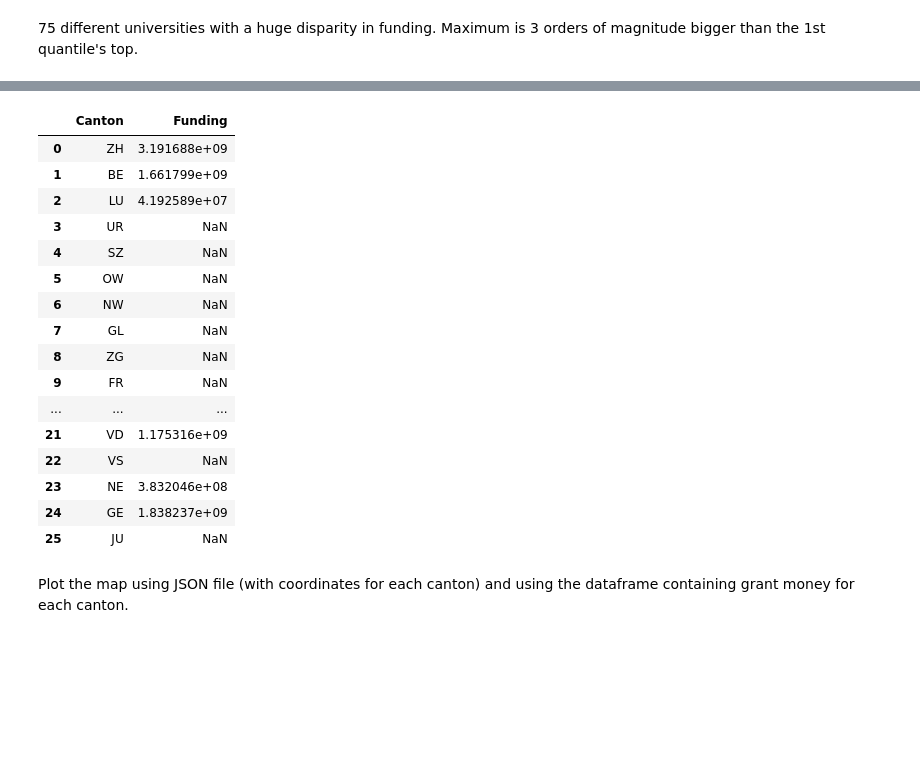
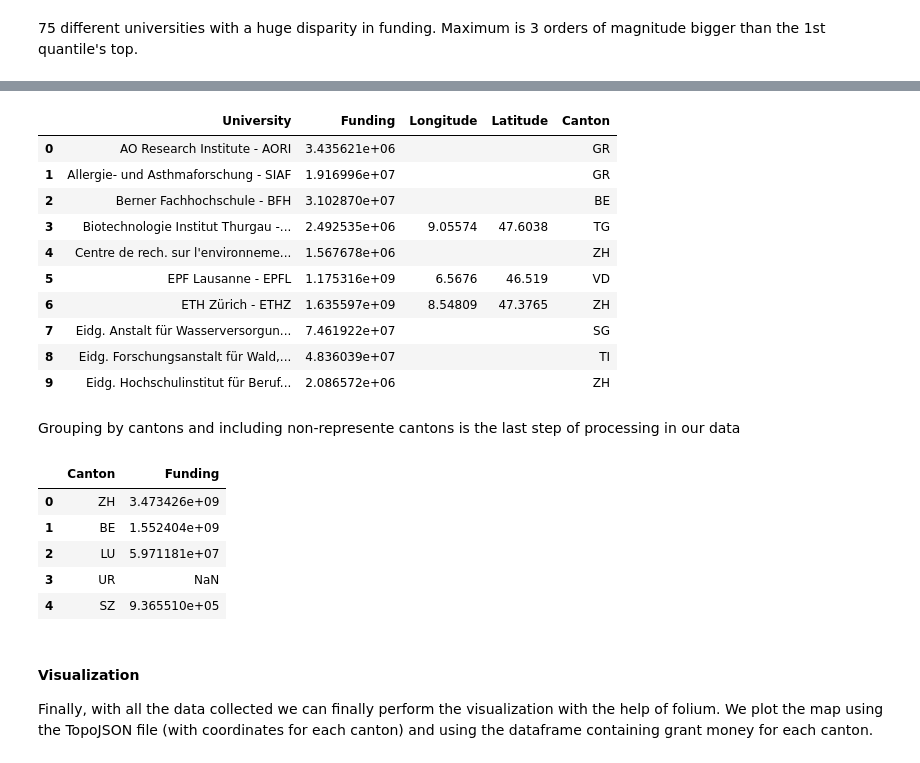
Before and after one commit to vidit09/ada-homework, a Jupyter notebook: 03 - Interactive Viz/Dunai_viz.ipynb, the cells around one changed output, grey strips where cells are left out. Cells and saved outputs as stored; diff of their text form; code cells hidden in the pictures; blank space fills up the shorter version.

```diff
--- a/03 - Interactive Viz/Dunai_viz.ipynb
+++ b/03 - Interactive Viz/Dunai_viz.ipynb
@@ -166,0 +161,23 @@ for i in range(len(fbu)):
+# %%
+import geocoder
+
+num_projects = len(fbu)
+for i in range(0,num_projects):
+
+    # Cleaning unnecessary characters for query
+    uni_tmp = fbu['University'][i]
+    if uni_tmp.find('-') != -1:
+        uni_tmp = uni_tmp.replace(uni_tmp[uni_tmp.find('-'):],'')
+    if uni_tmp.find('(') != -1:
+        uni_tmp = uni_tmp.replace(uni_tmp[uni_tmp.find('('):],'')
+
+
+    # Here we use google maps' access
+    response = geocoder.google(uni_tmp,components="country:CH")
+    json_out = response.json
+
+    # If the canton is found, it will appear as 'state' in the JSON
+    if 'state' in json_out.keys():
+        fbu['Canton'].loc[i]    = json_out['state']
+        fbu['Latitude'].loc[i]  = json_out['lat']
+        fbu['Longitude'].loc[i] = json_out['lng']
@@ -166,0 +207,3 @@ for i in range(len(fbu)):
+# %%
+manually_mapped_data = pd.read_csv('missing_mappings.csv',sep=',',encoding = 'cp1252')
+manually_mapped_data.head()
@@ -167,33 +217,40 @@ for i in range(len(fbu)):
+# %%
+val =  fbu.University.isin(manually_mapped_data.University)
+fbu.loc[val,'Canton'] = manually_mapped_data['Canton']
+fbu.head(10)
+# %% [output]
+|  | University | Funding | Longitude | Latitude | Canton |
+| 0 | AO Research Institute - AORI | 3.435621e+06 |  |  | GR |
+| 1 | Allergie- und Asthmaforschung - SIAF | 1.916996e+07 |  |  | GR |
+| 2 | Berner Fachhochschule - BFH | 3.102870e+07 |  |  | BE |
+| 3 | Biotechnologie Institut Thurgau -... | 2.492535e+06 | 9.05574 | 47.6038 | TG |
+| 4 | Centre de rech. sur l'environneme... | 1.567678e+06 |  |  | ZH |
+| 5 | EPF Lausanne - EPFL | 1.175316e+09 | 6.5676 | 46.519 | VD |
+| 6 | ETH Zürich - ETHZ | 1.635597e+09 | 8.54809 | 47.3765 | ZH |
+| 7 | Eidg. Anstalt für Wasserversorgun... | 7.461922e+07 |  |  | SG |
+| 8 | Eidg. Forschungsanstalt für Wald,... | 4.836039e+07 |  |  | TI |
+| 9 | Eidg. Hochschulinstitut für Beruf... | 2.086572e+06 |  |  | ZH |
+# %% [markdown]
+Grouping by cantons and including non-represente cantons is the last step of processing in our data
 # %%
-#Now we do the grouping by canton
-fbc = fbu.groupby('Canton')[['Funding']].sum()
-list_of_cantons = ["ZH","BE","LU","UR", "SZ", "OW","NW", "GL", "ZG", "FR", "SO", "BS", "BL", "SH", "AR", "AI", "SG", "GR", "AG", "TG", "TI", "VD", "VS", "NE",
-                   "GE", "JU"]
+fbc = fbu.groupby('Canton')[['Funding']].sum() #fbc == funding by canton
+data = fbc.reset_index()
 
-data = fbc.reset_index()
-frame_of_cantons = pd.DataFrame(list_of_cantons, columns=['Canton'])
+list_of_cantons = ["ZH","BE","LU","UR", "SZ", "OW","NW", "GL", "ZG", "FR", "SO", "BS", "BL", "SH", "AR", "AI",
+                   "SG", "GR", "AG", "TG", "TI", "VD", "VS", "NE", "GE", "JU"]
 
+frame_of_cantons = pd.DataFrame(list_of_cantons, columns=['Canton']) #Creates a dataframe from the list to allow merging
 extended_data = pd.merge(frame_of_cantons, data, how='left', on="Canton")
-extended_data
+extended_data.head()
 # %% [output]
 |  | Canton | Funding |
-| 0 | ZH | 3.191688e+09 |
-| 1 | BE | 1.661799e+09 |
-| 2 | LU | 4.192589e+07 |
+| 0 | ZH | 3.473426e+09 |
+| 1 | BE | 1.552404e+09 |
+| 2 | LU | 5.971181e+07 |
 | 3 | UR | NaN |
-| 4 | SZ | NaN |
-| 5 | OW | NaN |
-| 6 | NW | NaN |
-| 7 | GL | NaN |
-| 8 | ZG | NaN |
-| 9 | FR | NaN |
-| ... | ... | ... |
-| 21 | VD | 1.175316e+09 |
-| 22 | VS | NaN |
-| 23 | NE | 3.832046e+08 |
-| 24 | GE | 1.838237e+09 |
-| 25 | JU | NaN |
+| 4 | SZ | 9.365510e+05 |
 # %% [markdown]
-Plot the map using JSON file (with coordinates for each canton) and using the dataframe containing grant money for each canton.
+#### Visualization
+Finally, with all the data collected we can finally perform the visualization with the help of folium. We plot the map using the TopoJSON file (with coordinates for each canton) and using the dataframe containing grant money for each canton.
 # %%
 topo_path = 'ch-cantons.topojson.json'
```
Also changed, not shown: parts of 15 cells of this notebook.
